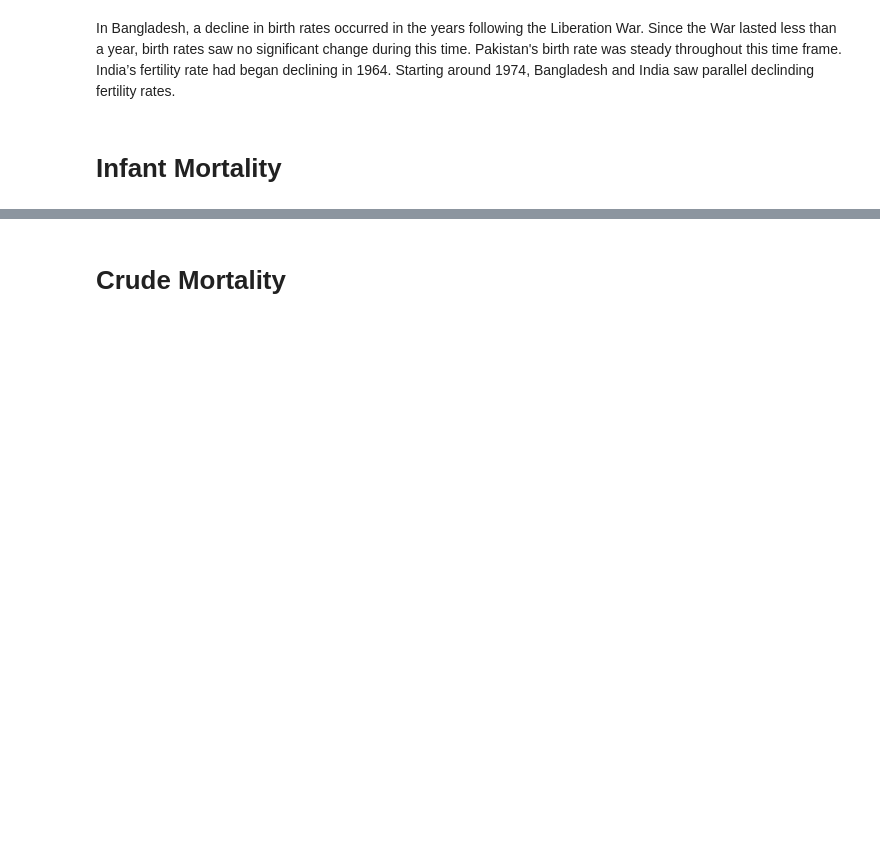
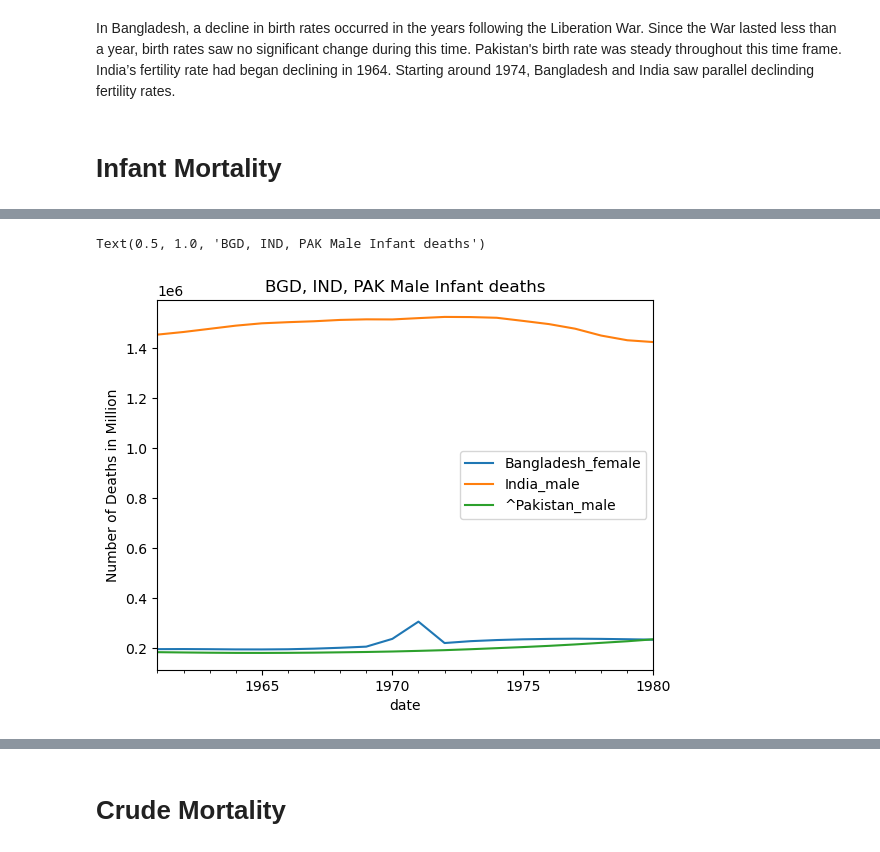
Before and after one commit to leannabaltonado/Dorothy-Thomas, a Jupyter notebook: Project_1_updated.ipynb, the cells around one changed output, grey strips where cells are left out. Drawn from its saved outputs; the diff is of its cells as text; code cells hidden in the pictures; blank space fills up the shorter version.

```diff
--- a/Project_1_updated.ipynb
+++ b/Project_1_updated.ipynb
@@ -710,0 +755,9 @@ India’s fertility rate had began declining in 1964.  Starting around 1974, Ban
+# %%
+infant_mortality_male_BGD = inf_FE_BGD.copy()
+all_infant_mort_ma = infant_mortality_male_BGD.join(inf_MA_IND).join(inf_MA_PAK)
+all_infant_mort_ma.plot()
+plt.ylabel('Number of Deaths in Million')
+plt.title("BGD, IND, PAK Male Infant deaths")
+# %% [output]
+Text(0.5, 1.0, 'BGD, IND, PAK Male Infant deaths')
+[figure, added]
```
Also changed, not shown: parts of 6 cells of this notebook.
